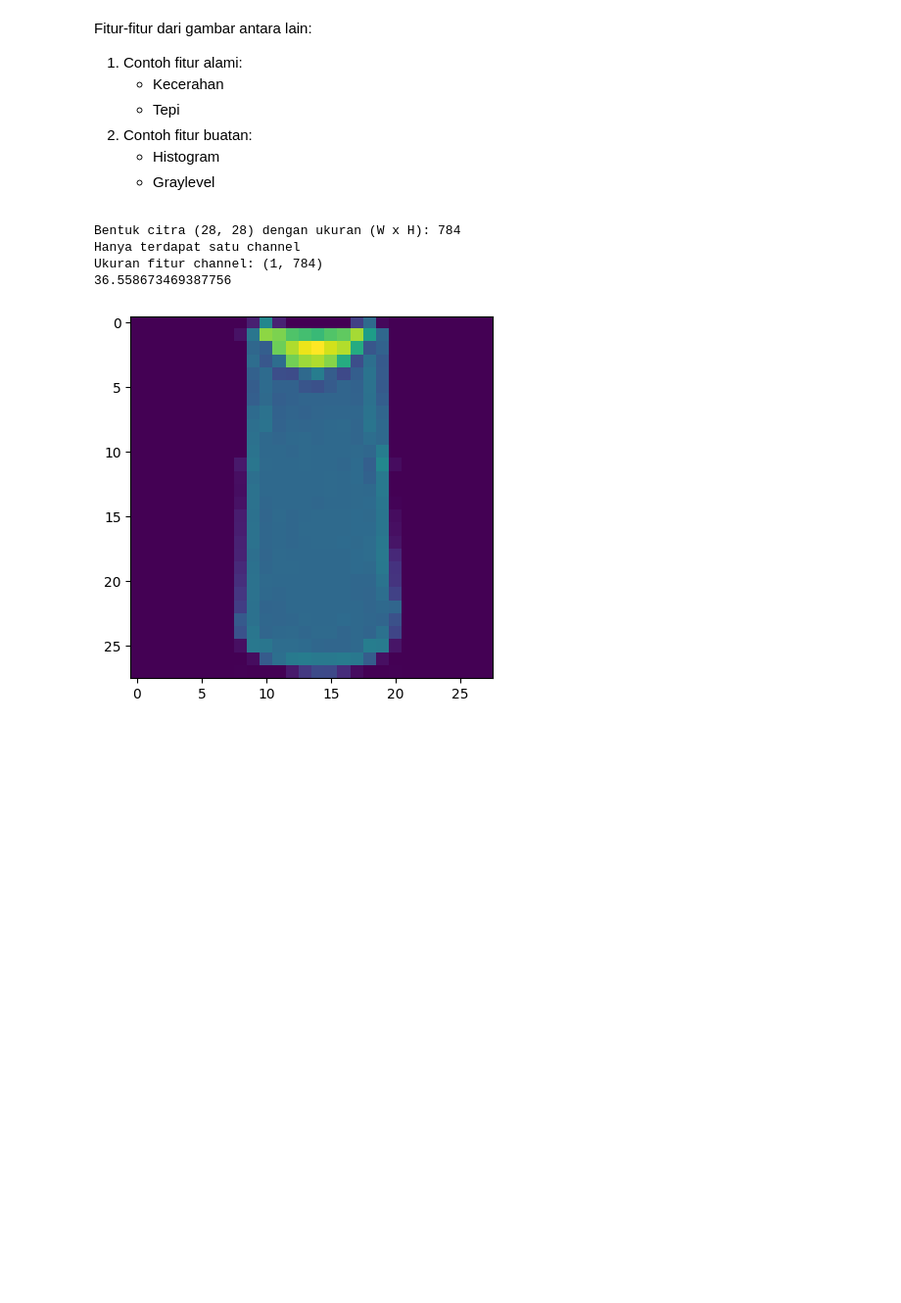
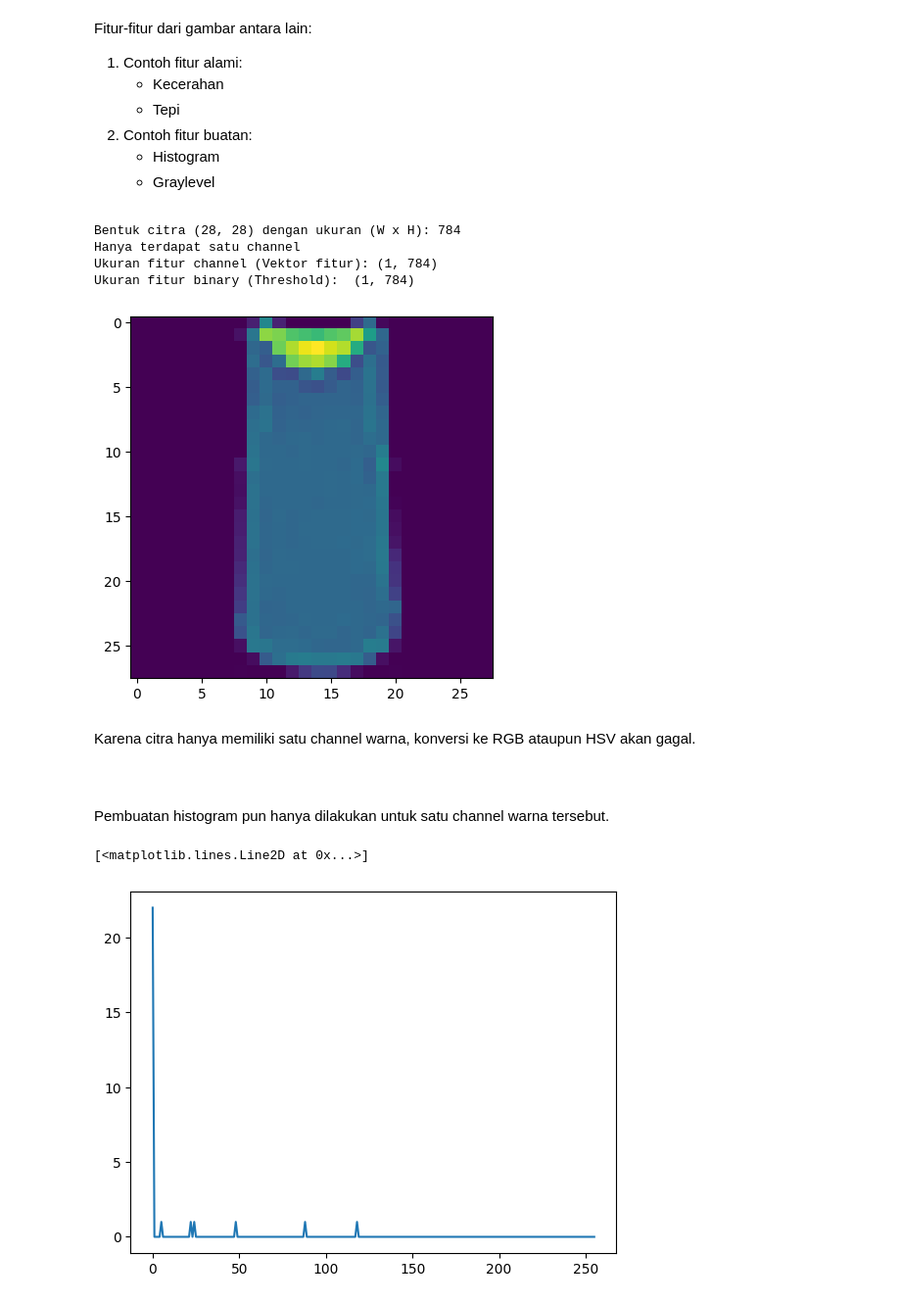
Before and after one commit to Neek0tine/DataMining2, a Jupyter notebook: Week10/Nicholas Juan Kalvin P._162012133068_IMAGECLUSTERING.ipynb, the cells around one changed output. Shown: that part at 98% size. Cells and saved outputs as stored; diff of their text form; code cells hidden in the pictures; blank space fills up the shorter version.

```diff
--- a/Week10/Nicholas Juan Kalvin P._162012133068_IMAGECLUSTERING.ipynb
+++ b/Week10/Nicholas Juan Kalvin P._162012133068_IMAGECLUSTERING.ipynb
@@ -67,14 +69,24 @@ pyplot.show()
 # %%
 # Fitur-fitur dangkal gambar
 citra = train_X[2]
-pyplot.imshow(citra)
+plt.imshow(citra)
 print("Bentuk citra", citra.shape, "dengan ukuran (W x H):", citra.size)
 print("Hanya terdapat satu channel")
-print("Ukuran fitur channel:", citra.reshape(1, -1).shape)
-print(np.mean(citra))
+print("Ukuran fitur channel (Vektor fitur):", citra.reshape(1, -1).shape)
+(treshold, img_bin) = cv2.threshold(citra, 127, 255, cv2.THRESH_BINARY)
+print("Ukuran fitur binary (Threshold): ", (img_bin.reshape(1, -1).shape))
 # %% [output]
 Bentuk citra (28, 28) dengan ukuran (W x H): 784
 Hanya terdapat satu channel
-Ukuran fitur channel: (1, 784)
-36.558673469387756
+Ukuran fitur channel (Vektor fitur): (1, 784)
+Ukuran fitur binary (Threshold):  (1, 784)
 [figure]
+# %% [markdown]
+<p>Karena citra hanya memiliki satu channel warna, konversi ke RGB ataupun HSV akan gagal.
+</p><br><br><p>Pembuatan histogram pun hanya dilakukan untuk satu channel warna tersebut.</p>
+# %%
+hist_citra = cv2.calcHist(citra, [0], None, [256], [0, 256])
+plt.plot(hist_citra)
+# %% [output]
+[<matplotlib.lines.Line2D at 0x...>]
+[figure, added]
```
Also changed, not shown: parts of 9 cells of this notebook.
